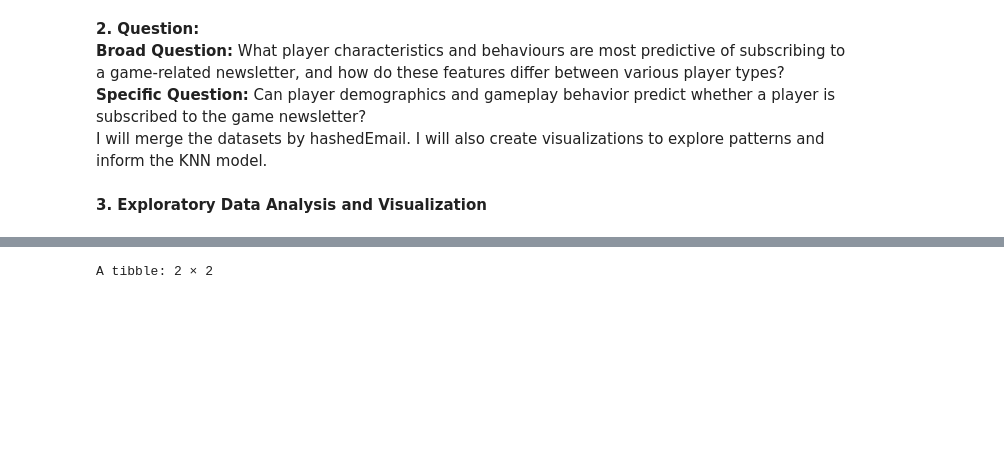
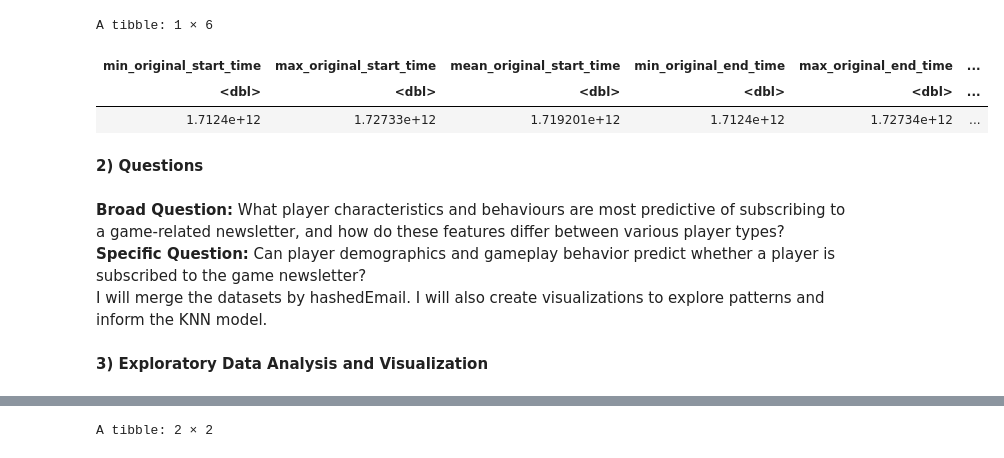
Before and after one commit to gavind1111/DSCI-100-Project-Planning-Stage-Gavin, a Jupyter notebook: Individual portion.ipynb, the cells around one changed output, grey strips where cells are left out. Drawn from its saved outputs; the diff is of its cells as text; code cells hidden in the pictures; blank space fills up the shorter version.

```diff
--- a/Individual portion.ipynb
+++ b/Individual portion.ipynb
@@ -28,7 +70,24 @@ This dataset contains missing values in the end_time and original_end_time colum
+# %%
+#sessions.csv summary statistics
+sessions_summary <- sessions_data |>
+    summarize(min_original_start_time = min(original_start_time,na.rm = TRUE),
+              max_original_start_time = max(original_start_time,na.rm = TRUE),
+              mean_original_start_time = mean(original_start_time,na.rm = TRUE),
+              min_original_end_time = min(original_end_time, na.rm = TRUE),
+              max_original_end_time = max(original_end_time,na.rm = TRUE),
+              mean_original_end_time = mean(original_end_time,na.rm = TRUE))|>
+    round(digits = 2)
+sessions_summary
+# %% [output]
+A tibble: 1 × 6
+| min_original_start_time | max_original_start_time | mean_original_start_time | min_original_end_time | max_original_end_time | ... |
+| <dbl> | <dbl> | <dbl> | <dbl> | <dbl> | ... |
+| 1.7124e+12 | 1.72733e+12 | 1.719201e+12 | 1.7124e+12 | 1.72734e+12 | ... |
+# %% [markdown]
+**2) Questions**
 # %% [markdown]
-**2. Question:**
 **Broad Question:** What player characteristics and behaviours are most predictive of subscribing to a game-related newsletter, and how do these features differ between various player types?
 **Specific Question:** Can player demographics and gameplay behavior predict whether a player is subscribed to the game newsletter?
 I will merge the datasets by hashedEmail. I will also create visualizations to explore patterns and inform the KNN model.
 # %% [markdown]
-**3. Exploratory Data Analysis and Visualization**
+**3) Exploratory Data Analysis and Visualization**
```
Also changed, not shown: parts of 10 cells of this notebook.
